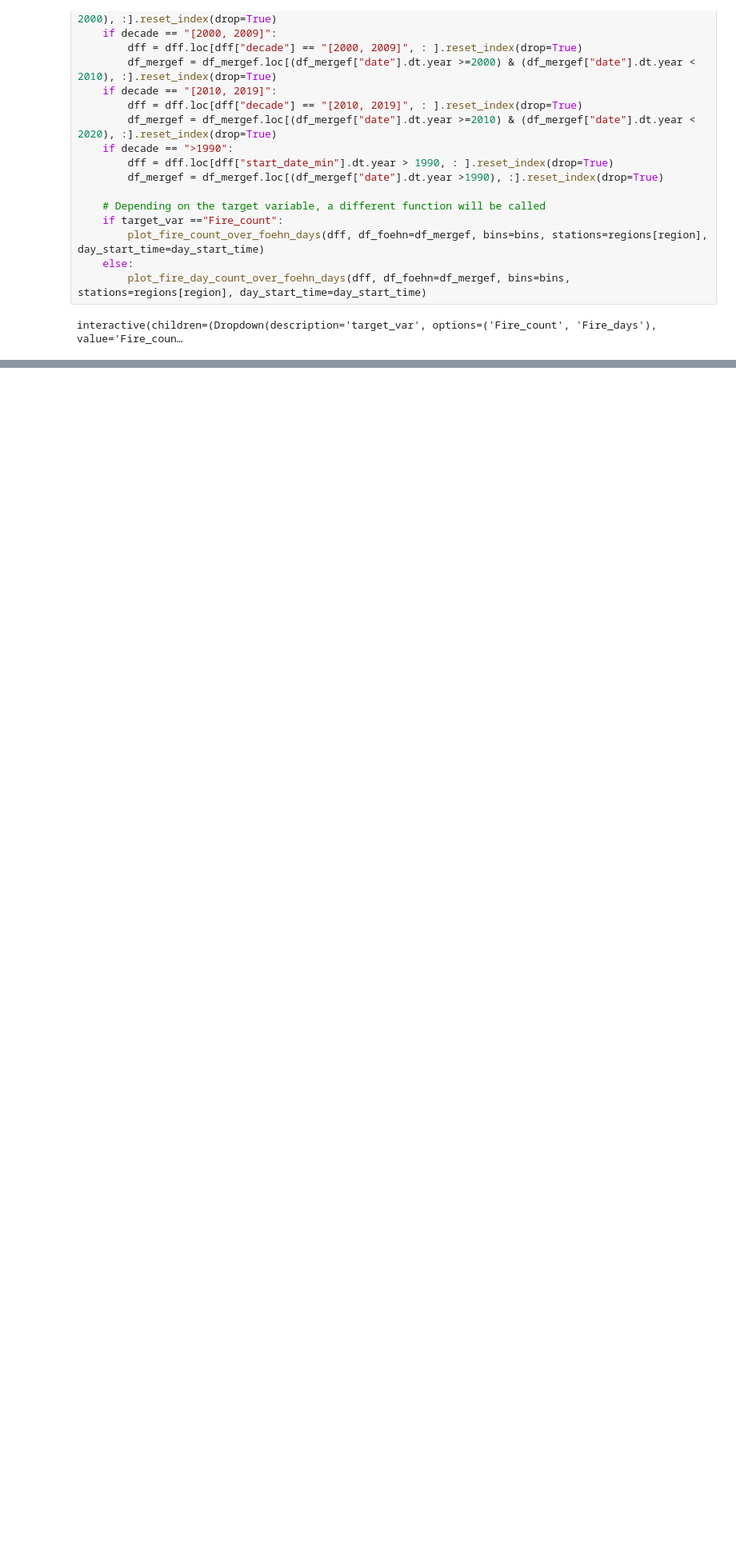
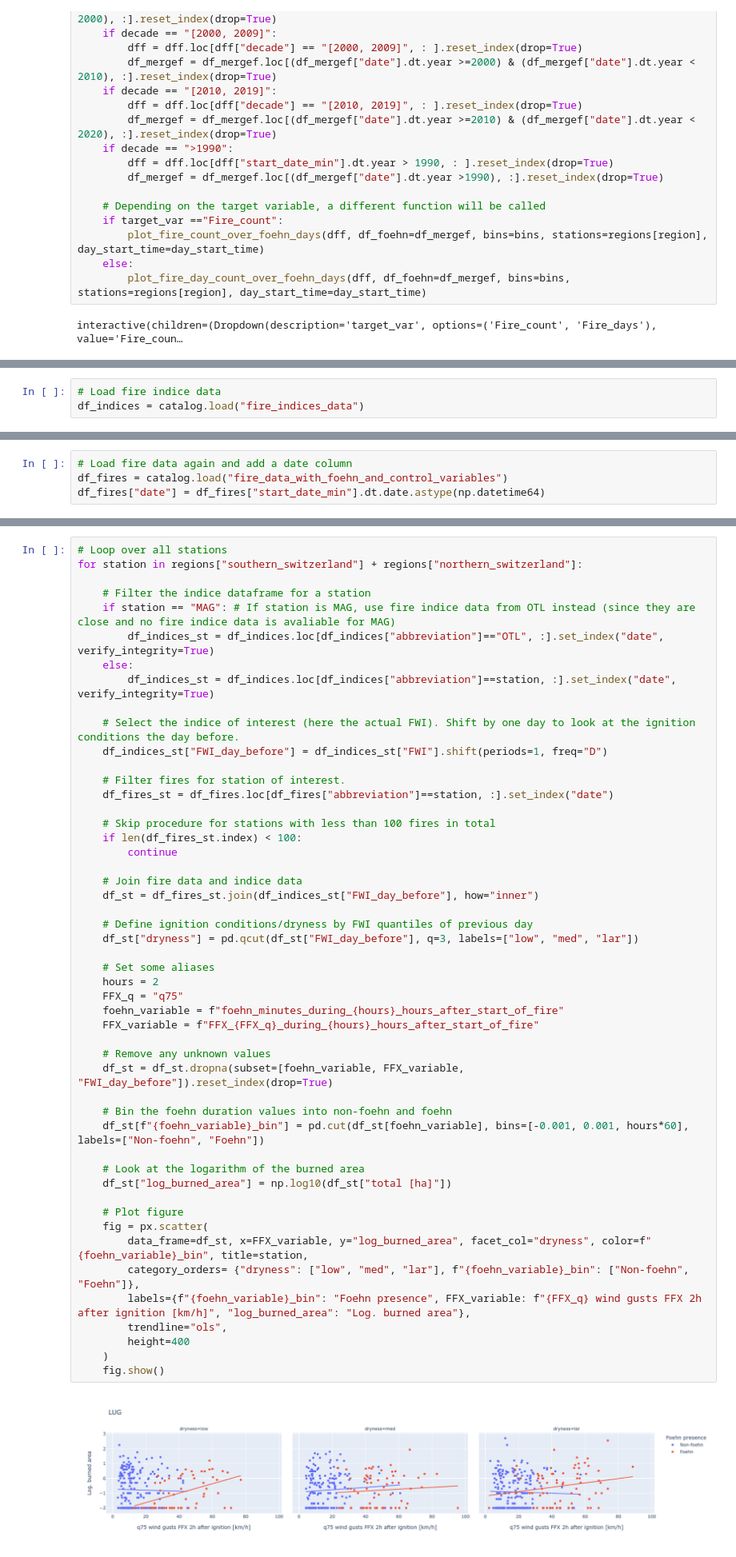
Before and after one commit to ch-mon/foehn-fire-impact, a Jupyter notebook: notebooks/02_descriptive_analysis/data_exploration.ipynb, the cells around one changed output, grey strips where cells are left out. Shown at 80% size. Saved outputs shown, nothing was run; the diff lists cells and outputs as text; blank space fills up the shorter version.

Commit message:
Moved the remainder EDA from modelling notebook to data exploration; Cleaned and documented parts of the modelling notebook

```diff
--- a/notebooks/02_descriptive_analysis/data_exploration.ipynb
+++ b/notebooks/02_descriptive_analysis/data_exploration.ipynb
@@ -384,0 +388,3 @@ interactive(children=(Dropdown(description='target_var', options=('Fire_count',
+# %%
+# Load fire indice data
+df_indices = catalog.load("fire_indices_data")
@@ -384,0 +393,4 @@ interactive(children=(Dropdown(description='target_var', options=('Fire_count',
+# %%
+# Load fire data again and add a date column
+df_fires = catalog.load("fire_data_with_foehn_and_control_variables")
+df_fires["date"] = df_fires["start_date_min"].dt.date.astype(np.datetime64)
@@ -384,0 +399,52 @@ interactive(children=(Dropdown(description='target_var', options=('Fire_count',
+# %%
+# Loop over all stations
+for station in regions["southern_switzerland"] + regions["northern_switzerland"]:
+
+    # Filter the indice dataframe for a station
+    if station == "MAG": # If station is MAG, use fire indice data from OTL instead (since they are close and no fire indice data is avaliable for MAG)
+        df_indices_st = df_indices.loc[df_indices["abbreviation"]=="OTL", :].set_index("date", verify_integrity=True)
+    else:
+        df_indices_st = df_indices.loc[df_indices["abbreviation"]==station, :].set_index("date", verify_integrity=True)
+
+    # Select the indice of interest (here the actual FWI). Shift by one day to look at the ignition conditions the day before.
+    df_indices_st["FWI_day_before"] = df_indices_st["FWI"].shift(periods=1, freq="D")
+
+    # Filter fires for station of interest.
+    df_fires_st = df_fires.loc[df_fires["abbreviation"]==station, :].set_index("date")
+
+    # Skip procedure for stations with less than 100 fires in total
+    if len(df_fires_st.index) < 100:
+        continue
+
+    # Join fire data and indice data
+    df_st = df_fires_st.join(df_indices_st["FWI_day_before"], how="inner")
+
+    # Define ignition conditions/dryness by FWI quantiles of previous day
+    df_st["dryness"] = pd.qcut(df_st["FWI_day_before"], q=3, labels=["low", "med", "lar"])
+
+    # Set some aliases
+    hours = 2
+    FFX_q = "q75"
+    foehn_variable = f"foehn_minutes_during_{hours}_hours_after_start_of_fire"
+    FFX_variable = f"FFX_{FFX_q}_during_{hours}_hours_after_start_of_fire"
+
+    # Remove any unknown values
+    df_st = df_st.dropna(subset=[foehn_variable, FFX_variable, "FWI_day_before"]).reset_index(drop=True)
+
+    # Bin the foehn duration values into non-foehn and foehn
+    df_st[f"{foehn_variable}_bin"] = pd.cut(df_st[foehn_variable], bins=[-0.001, 0.001, hours*60], labels=["Non-foehn", "Foehn"])
+
+    # Look at the logarithm of the burned area
+    df_st["log_burned_area"] = np.log10(df_st["total [ha]"])
+
+    # Plot figure
+    fig = px.scatter(
+        data_frame=df_st, x=FFX_variable, y="log_burned_area", facet_col="dryness", color=f"{foehn_variable}_bin", title=station,
+        category_orders= {"dryness": ["low", "med", "lar"], f"{foehn_variable}_bin": ["Non-foehn", "Foehn"]},
+        labels={f"{foehn_variable}_bin": "Foehn presence", FFX_variable: f"{FFX_q} wind gusts FFX 2h after ignition [km/h]", "log_burned_area": "Log. burned area"},
+        trendline="ols",
+        height=400
+    )
+    fig.show()
+# %% [output]
+[figure, added]
```
Also changed, not shown: parts of 10 cells of this notebook, 2 other files.
